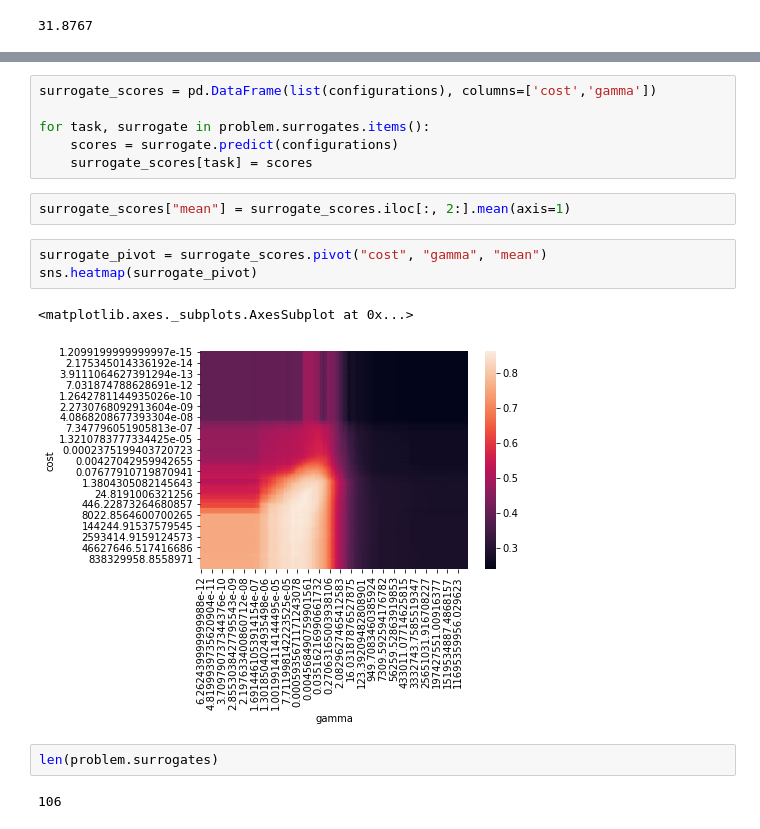
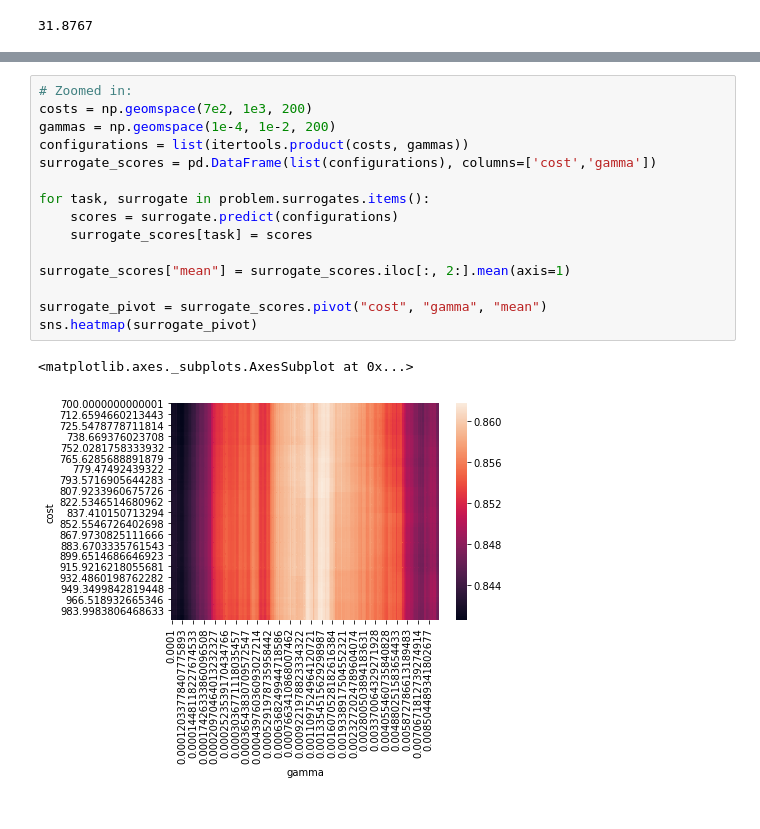
Before and after one commit to PGijsbers/symbolicdefaults, a Jupyter notebook: Surrogates.ipynb, the cells around one changed output, grey strips where cells are left out. Drawn from its saved outputs; the diff is of its cells as text.

```diff
--- a/Surrogates.ipynb
+++ b/Surrogates.ipynb
@@ -318,18 +334,18 @@ configurations = list(itertools.product(costs, gammas))
 # %%
+# Zoomed in:
+costs = np.geomspace(7e2, 1e3, 200)
+gammas = np.geomspace(1e-4, 1e-2, 200)
+configurations = list(itertools.product(costs, gammas))
 surrogate_scores = pd.DataFrame(list(configurations), columns=['cost','gamma'])
 
 for task, surrogate in problem.surrogates.items():
     scores = surrogate.predict(configurations)
     surrogate_scores[task] = scores
+
+surrogate_scores["mean"] = surrogate_scores.iloc[:, 2:].mean(axis=1)
+
+surrogate_pivot = surrogate_scores.pivot("cost", "gamma", "mean")
+sns.heatmap(surrogate_pivot)
+# %% [output]
+<matplotlib.axes._subplots.AxesSubplot at 0x...>
+[figure, added]
-# %%
-surrogate_scores["mean"] = surrogate_scores.iloc[:, 2:].mean(axis=1)
-# %%
-surrogate_pivot = surrogate_scores.pivot("cost", "gamma", "mean")
-sns.heatmap(surrogate_pivot)
-# %% [output]
-<matplotlib.axes._subplots.AxesSubplot at 0x...>
-[figure, removed]
-# %%
-len(problem.surrogates)
-# %% [output]
-106
```
Also changed, not shown: parts of 10 cells of this notebook, 1 other file.
